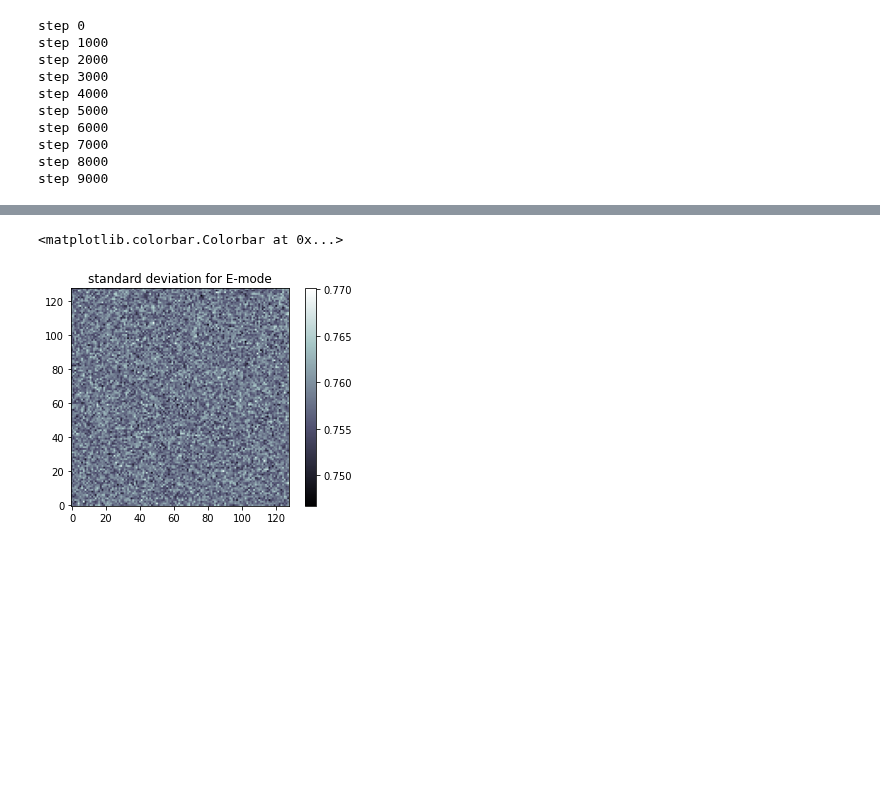
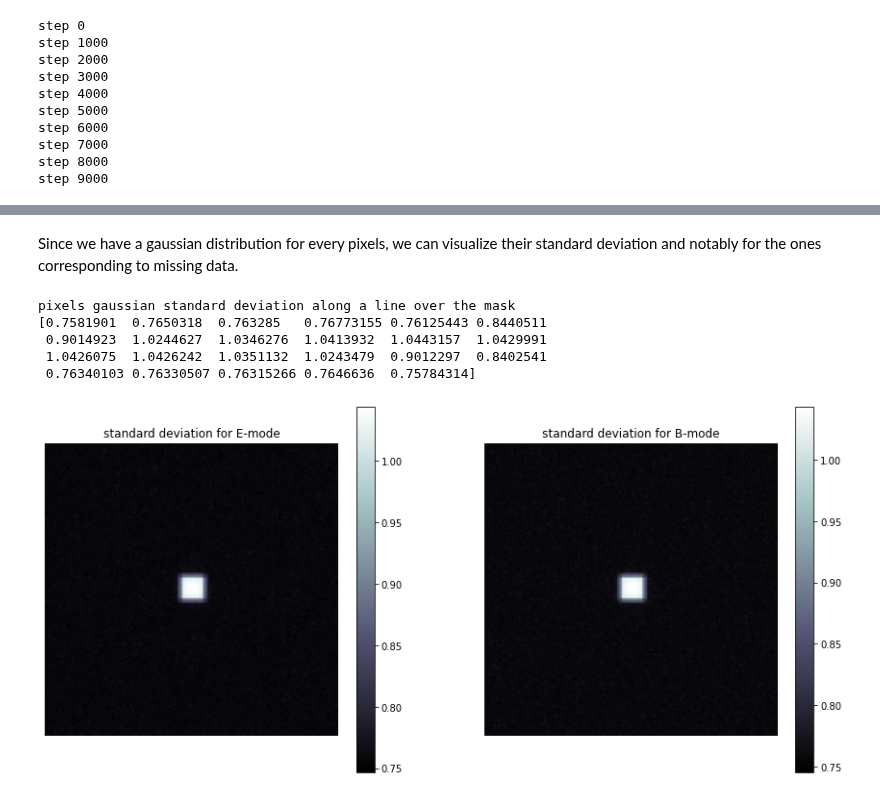
Before and after one commit to CosmoStat/jax-lensing, a Jupyter notebook: notebooks/multivariate-gaussian-vi.ipynb, the cells around one changed output, grey strips where cells are left out. Cells and saved outputs as stored; diff of their text form; code cells hidden in the pictures; blank space fills up the shorter version.

```diff
--- a/notebooks/multivariate-gaussian-vi.ipynb
+++ b/notebooks/multivariate-gaussian-vi.ipynb
@@ -146,12 +202,30 @@ plt.show()
+# %% [markdown]
+Since we have a gaussian distribution for every pixels, we can visualize their standard deviation and notably for the ones corresponding to missing data.
 # %%
-#print(params[1])
+# Visualize the standard deviation
 std = jnp.exp(params[1])
 stdE, stdB = std[:std.shape[0]//2], std[std.shape[0]//2:]
 stdE, stdB = jnp.reshape(stdE, (128, 128)), jnp.reshape(stdB, (128, 128))
+
+plt.figure(figsize=(15, 7))
+plt.subplot(121)
+plt.imshow(stdE, origin='lower', cmap='bone')
+plt.title('standard deviation for E-mode')
+plt.axis('off')
+plt.colorbar()
+
+plt.subplot(122)
+plt.imshow(stdB, origin='lower', cmap='bone')
+plt.title('standard deviation for B-mode')
+plt.axis('off')
+plt.colorbar()
+
+print('pixels gaussian standard deviation along a line over the mask')
+print(stdE[53:76, 64])
+# %% [output]
+pixels gaussian standard deviation along a line over the mask
+[0.7581901  0.7650318  0.763285   0.76773155 0.76125443 0.8440511
+ 0.9014923  1.0244627  1.0346276  1.0413932  1.0443157  1.0429991
+ 1.0426075  1.0426242  1.0351132  1.0243479  0.9012297  0.8402541
+ 0.76340103 0.76330507 0.76315266 0.7646636  0.75784314]
+[figure, added]
-# %%
-plt.imshow(stdE, origin='lower', cmap='bone')
-plt.title('standard deviation for E-mode')
-plt.colorbar()
-# %% [output]
-<matplotlib.colorbar.Colorbar at 0x...>
-[figure, removed]
```
Also changed, not shown: parts of 16 cells of this notebook.
